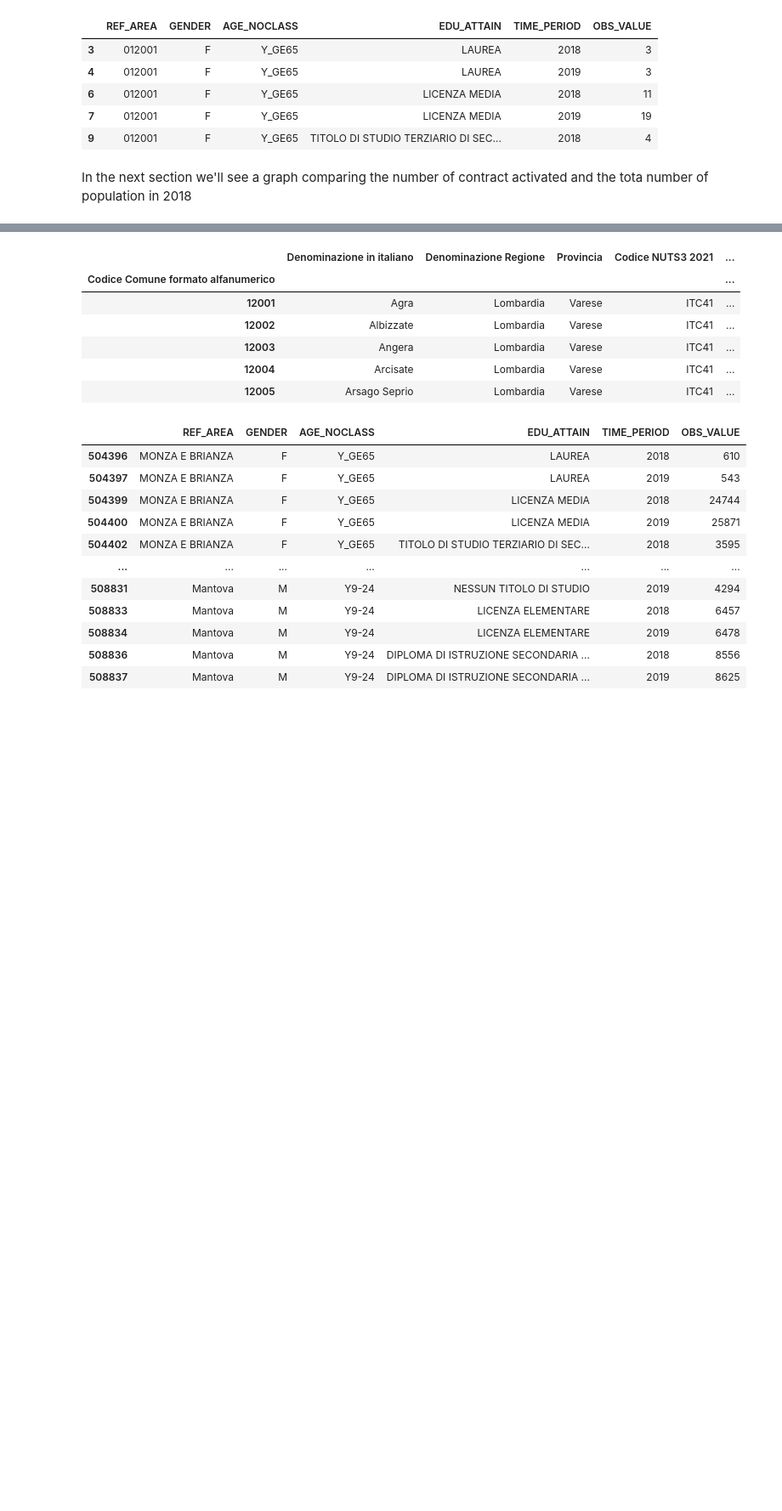
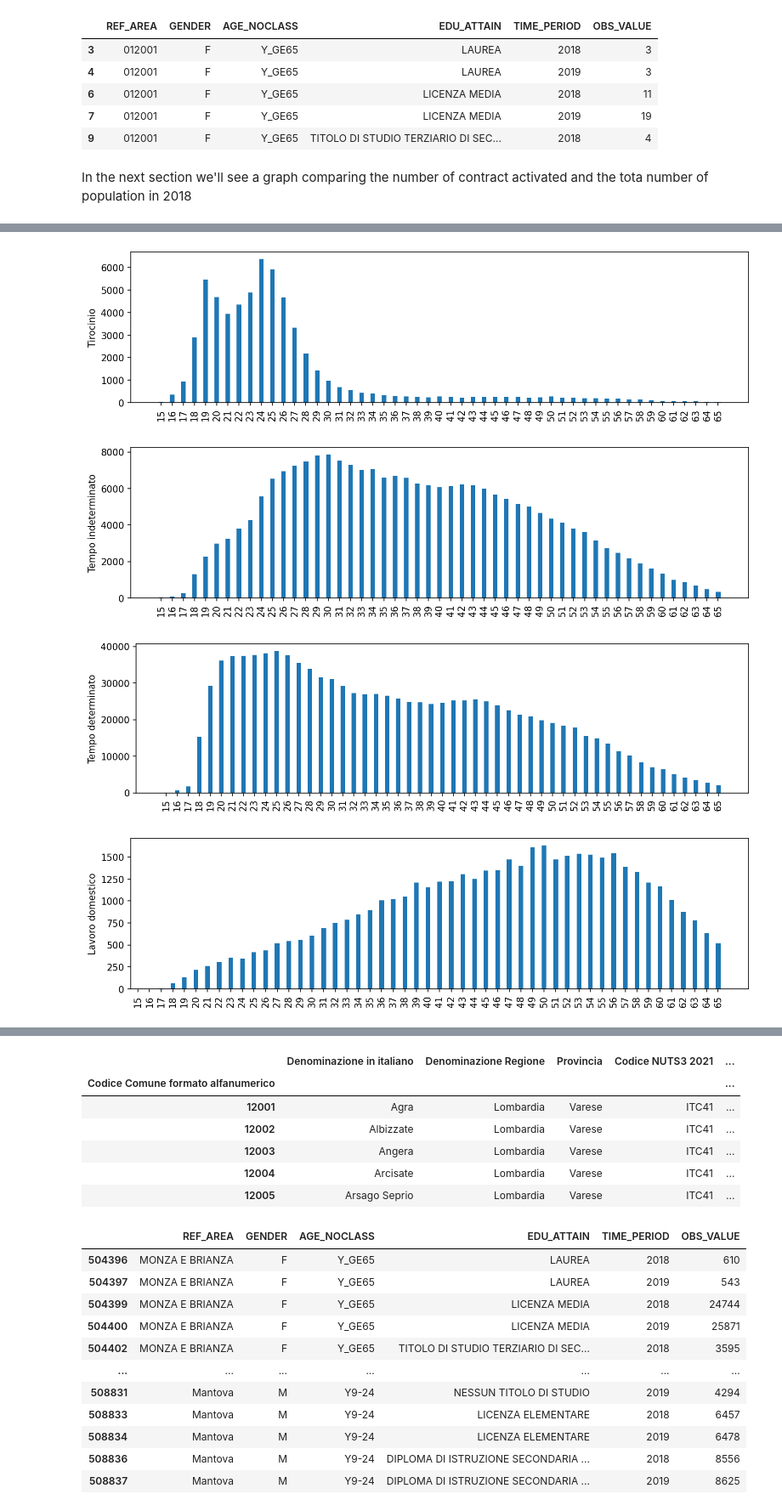
Before and after one commit to DragoE99/Drago-lamb_DataSforBusiness, a Jupyter notebook: DataSforBusiness_dragoLamb.ipynb, the cells around one changed output, grey strips where cells are left out. Shown at 85% size. Cells and saved outputs as stored; diff of their text form; code cells hidden in the pictures; blank space fills up the shorter version.

```diff
--- a/DataSforBusiness_dragoLamb.ipynb
+++ b/DataSforBusiness_dragoLamb.ipynb
@@ -860,0 +832,42 @@ See the caveats in the documentation: https://pandas.pydata.org/pandas-docs/stab
+# %%
+df = rap_lavoro_attivati[['ETA', 'CONTRATTO']]
+df = df[df['CONTRATTO'] == 'TIROCINIO']
+df = df.groupby(['ETA']).count()
+plt.figure(figsize=(12, 3))
+plt.xticks(ticks=range(15,66), rotation=90)
+plt.ylabel('Tirocinio')
+plt.bar(df.index, df["CONTRATTO"], width=0.4)
+plt.show()
+###########################
+df = rap_lavoro_attivati[['ETA', 'CONTRATTO']]
+df = df[df['CONTRATTO'] == 'LAVORO A TEMPO INDETERMINATO']
+df = df.groupby(['ETA']).count()
+plt.figure(figsize=(12, 3))
+plt.xticks(ticks=range(15,66), rotation=90)
+plt.ylabel('Tempo indeterminato')
+plt.bar(df.index, df["CONTRATTO"], width=0.4)
+plt.show()
+###########################
+df = rap_lavoro_attivati[['ETA', 'CONTRATTO']]
+df = df[df['CONTRATTO'] == 'LAVORO A TEMPO DETERMINATO']
+df = df.groupby(['ETA']).count()
+plt.figure(figsize=(12, 3))
+plt.xticks(ticks=range(15,66), rotation=90)
+plt.ylabel('Tempo determinato')
+plt.bar(df.index, df["CONTRATTO"], width=0.4)
+plt.show()
+
+###########################
+df = rap_lavoro_attivati[['ETA', 'CONTRATTO']]
+df = df[df['CONTRATTO'] == 'LAVORO DOMESTICO']
+df = df.groupby(['ETA']).count()
+plt.figure(figsize=(12, 3))
+plt.xticks(ticks=range(15,66), rotation=90)
+plt.ylabel('Lavoro domestico')
+plt.bar(df.index, df["CONTRATTO"], width=0.4)
+plt.show()
+# %% [output]
+[figure, added]
+[figure, added]
+[figure, added]
+[figure, added]
```
Also changed, not shown: parts of 22 cells of this notebook.
